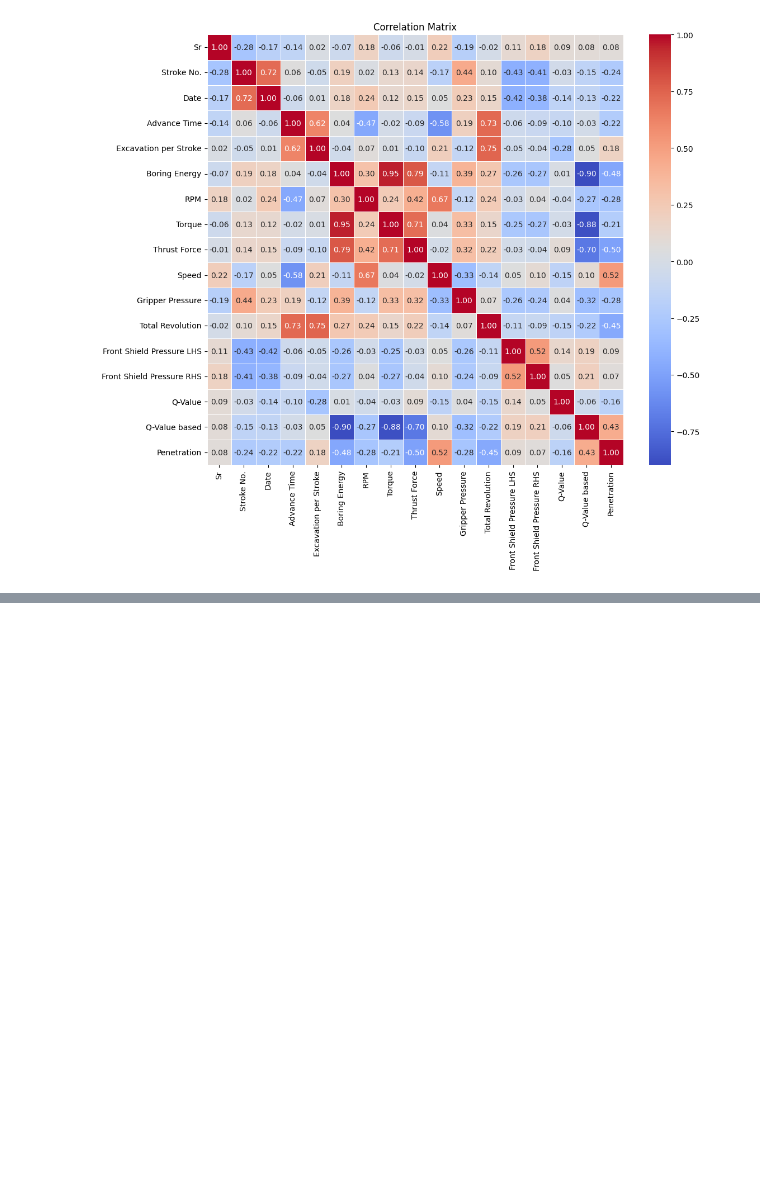
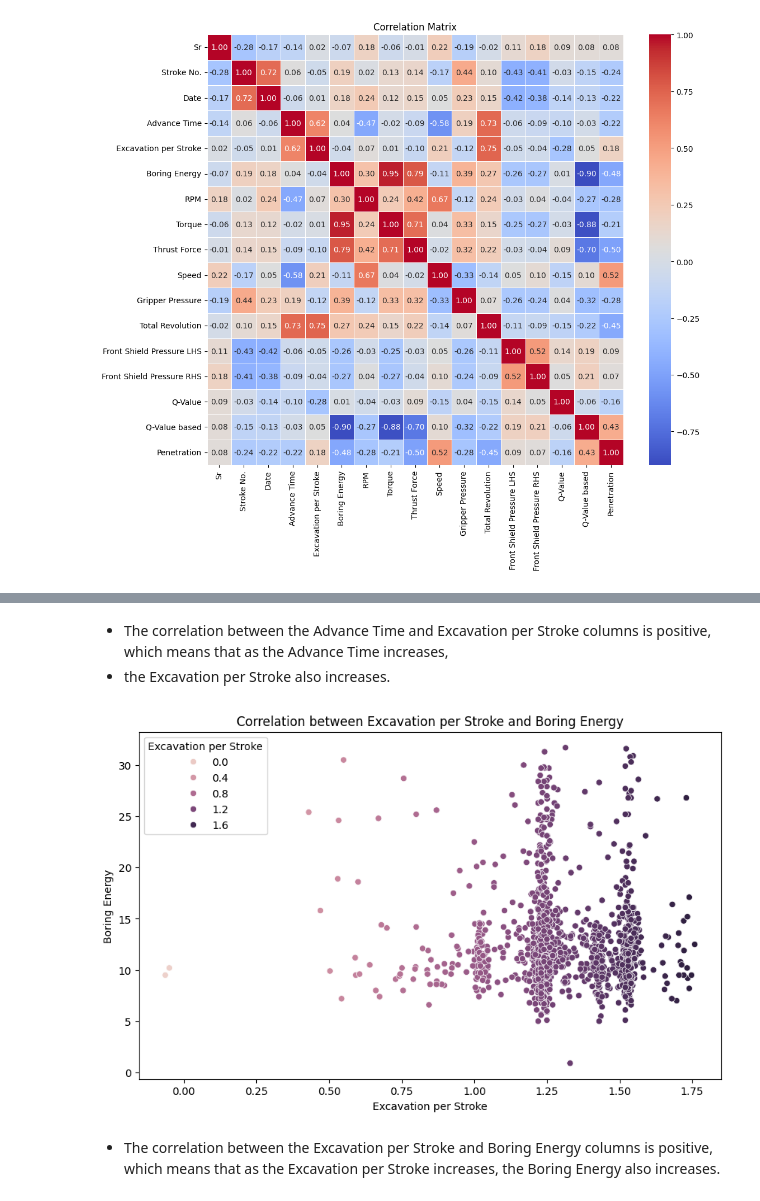
Before and after one commit to misbahkhattak718-pixel/Mentorship-Program--Devsil, a Jupyter notebook: Weekly Mini Projects/Week 6/Tunnal_boring_machine.ipynb, the cells around one changed output, grey strips where cells are left out. Cells and saved outputs as stored; diff of their text form; code cells hidden in the pictures; blank space fills up the shorter version.

```diff
--- a/Weekly Mini Projects/Week 6/Tunnal_boring_machine.ipynb
+++ b/Weekly Mini Projects/Week 6/Tunnal_boring_machine.ipynb
@@ -838,0 +888,16 @@ plt.show()
+# %% [markdown]
+- The correlation between the Advance Time and Excavation per Stroke columns is positive, which means that as the Advance Time increases,
+- the Excavation per Stroke also increases.
+# %%
+# visualize the correlation between the  Excavation per Stroke and Boring Energy columns in the dataframe:
+
+plt.figure(figsize=(10, 6))
+sns.scatterplot(x=df_cleaned['Excavation per Stroke'], y=df_cleaned['Boring Energy'], hue=df_cleaned['Excavation per Stroke'])
+plt.xlabel('Excavation per Stroke')
+plt.ylabel('Boring Energy')
+plt.title('Correlation between Excavation per Stroke and Boring Energy')
+plt.show()
+# %% [output]
+[figure, added]
+# %% [markdown]
+- The correlation between the Excavation per Stroke and Boring Energy columns is positive, which means that as the Excavation per Stroke increases, the Boring Energy also increases.
```
Also changed, not shown: parts of 112 cells of this notebook, 1 other file.
